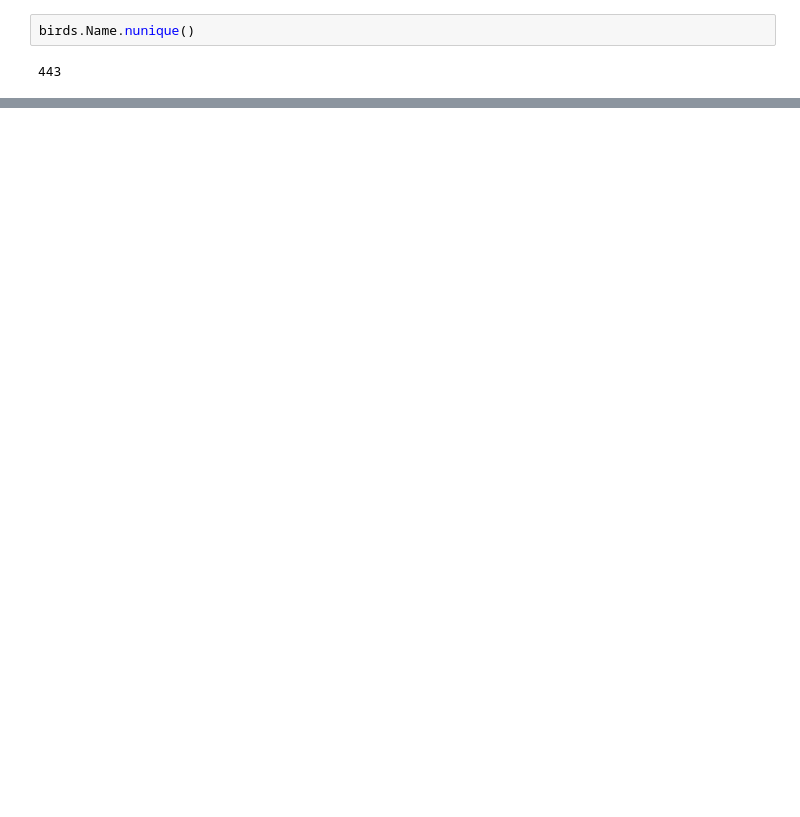
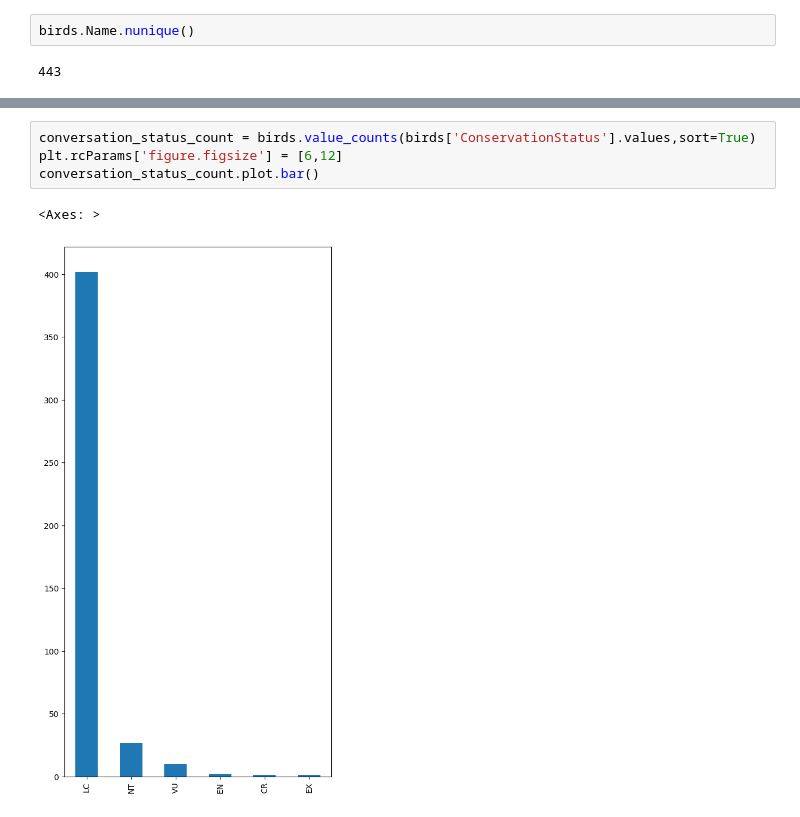
Before and after one commit to gidmak/data_science_assignments, a Jupyter notebook: visualization/birds.ipynb, the cells around one changed output, grey strips where cells are left out. Saved outputs shown, nothing was run; the diff lists cells and outputs as text; blank space fills up the shorter version.

```diff
--- a/visualization/birds.ipynb
+++ b/visualization/birds.ipynb
@@ -53,0 +112,7 @@ birds.plot(kind="line")
+# %%
+conversation_status_count = birds.value_counts(birds['ConservationStatus'].values,sort=True)
+plt.rcParams['figure.figsize'] = [6,12]
+conversation_status_count.plot.bar()
+# %% [output]
+<Axes: >
+[figure, added]
```
Also changed, not shown: parts of 16 cells of this notebook.
